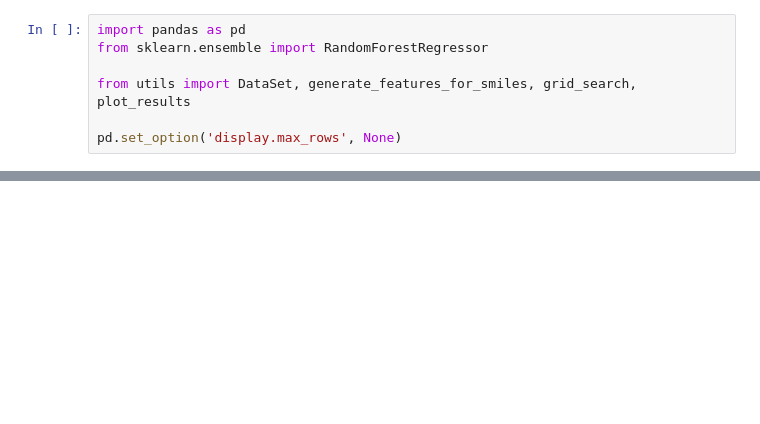
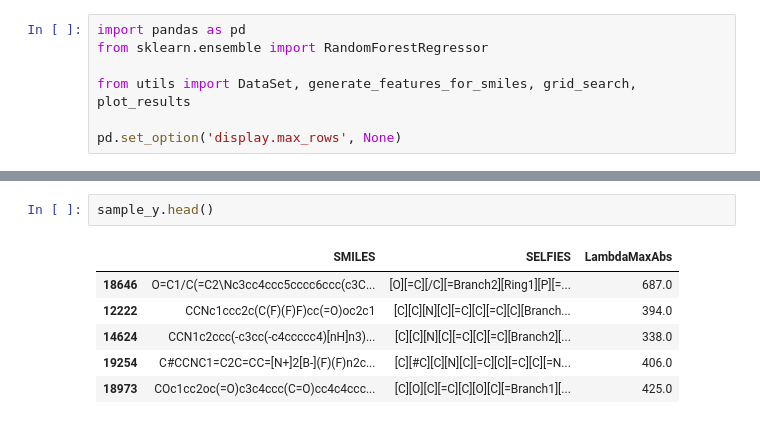
Before and after one commit to ChrisCollison/spectrum, a Jupyter notebook: lma_model.ipynb, the cells around one changed output, grey strips where cells are left out. Drawn from its saved outputs; the diff is of its cells as text; blank space fills up the shorter version.

```diff
--- a/lma_model.ipynb
+++ b/lma_model.ipynb
@@ -50,0 +61,9 @@ plot_results(
+# %%
+sample_y.head()
+# %% [output]
+|  | SMILES | SELFIES | LambdaMaxAbs |
+| 18646 | O=C1/C(=C2\Nc3cc4ccc5cccc6ccc(c3C... | [O][=C][/C][=Branch2][Ring1][P][=... | 687.0 |
+| 12222 | CCNc1ccc2c(C(F)(F)F)cc(=O)oc2c1 | [C][C][N][C][=C][C][=C][C][Branch... | 394.0 |
+| 14624 | CCN1c2ccc(-c3cc(-c4ccccc4)[nH]n3)... | [C][C][N][C][=C][C][=C][Branch2][... | 338.0 |
+| 19254 | C#CCNC1=C2C=CC=[N+]2[B-](F)(F)n2c... | [C][#C][C][N][C][=C][C][=C][C][=N... | 406.0 |
+| 18973 | COc1cc2oc(=O)c3c4ccc(C=O)cc4c4ccc... | [C][O][C][=C][C][O][C][=Branch1][... | 425.0 |
```
Also changed, not shown: parts of 5 cells of this notebook.
